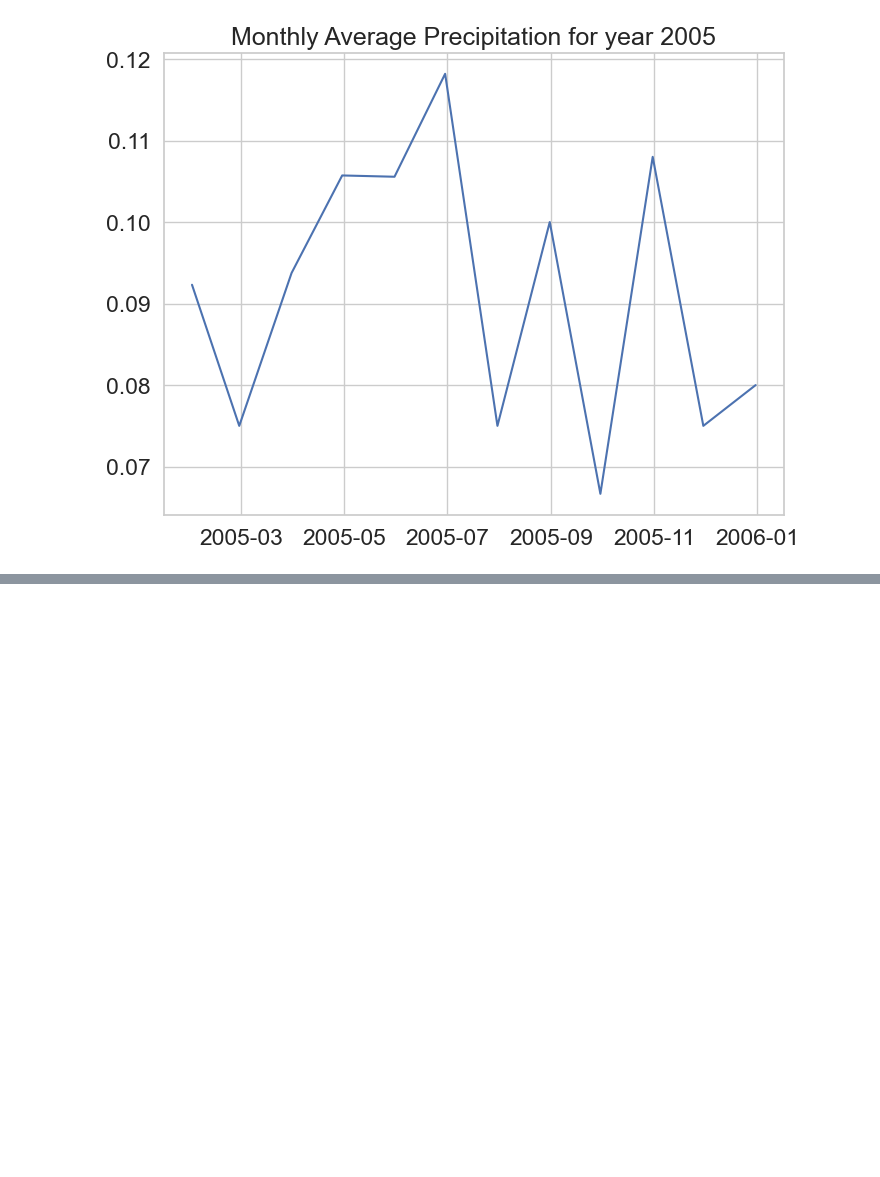
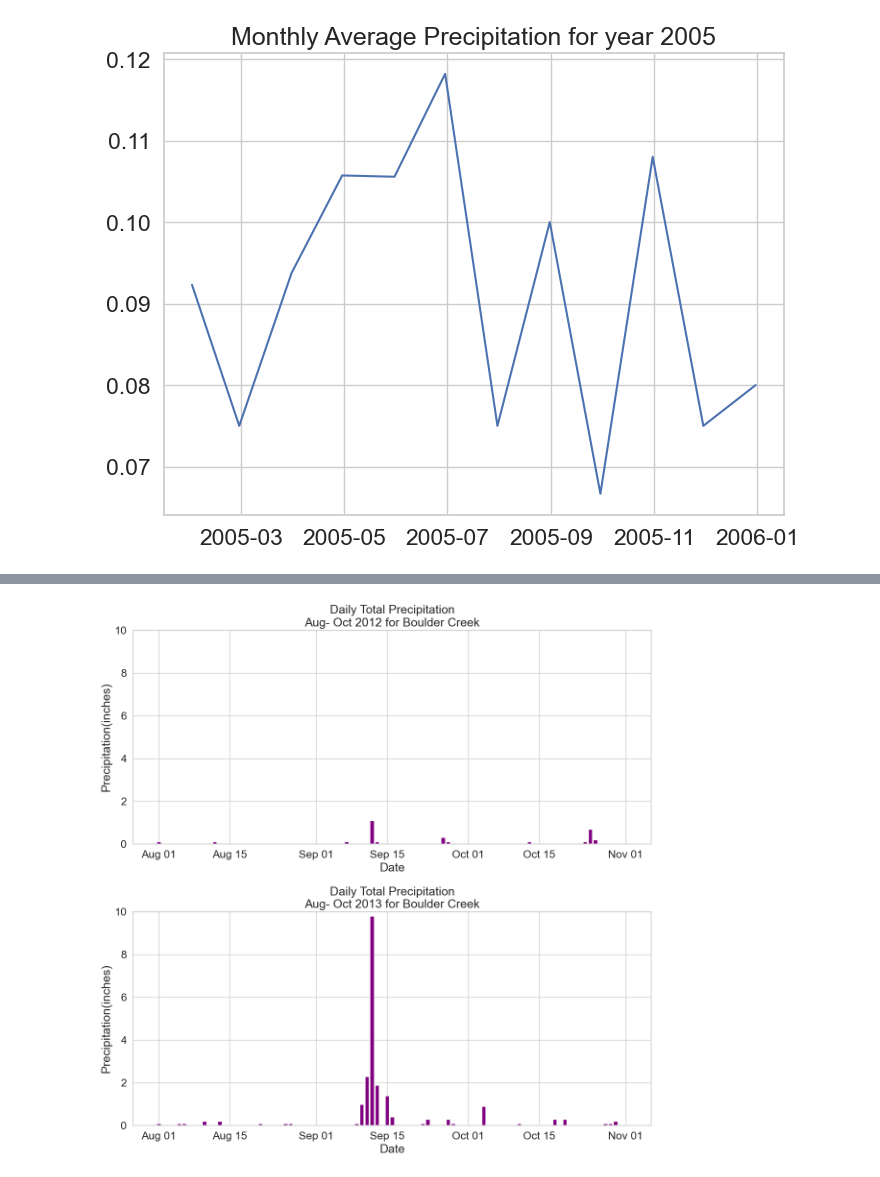
Before and after one commit to KenMuriuki/Earth-Studies, a Jupyter notebook: file.ipynb, the cells around one changed output, grey strips where cells are left out. Saved outputs shown, nothing was run; the diff lists cells and outputs as text; code cells hidden in the pictures; blank space fills up the shorter version.

```diff
--- a/file.ipynb
+++ b/file.ipynb
@@ -73,0 +130,42 @@ plt.show()
+# %%
+# How different was the rainfall in 2012 compared to 2013?
+# To compare, we create plots for September 2013 flood and the year before the flood(2012) for same time month.
+
+# subset the data
+sep_2012 = earth_data['2012-08-01':'2012-11-01']
+sep_2013 = earth_data['2013-08-01':'2013-11-01']
+
+# plotting on the 2 graphs for comparison
+fig, (ax1,ax2) = plt.subplots(2,1,figsize=(12,12))
+
+
+ax1.bar(
+    sep_2012.index.values,
+    sep_2012['DAILY_PRECIP'],
+    color='purple'
+)
+ax1.set(
+    title='Daily Total Precipitation\nAug- Oct 2012 for Boulder Creek',
+    xlabel = 'Date',
+    ylabel ='Precipitation(inches)',
+    ylim= [0,10]
+)
+ax2.bar(
+    sep_2013.index.values,
+    sep_2013['DAILY_PRECIP'],
+    color='purple'
+)
+ax2.set(
+    title='Daily Total Precipitation\nAug- Oct 2013 for Boulder Creek',
+    xlabel = 'Date',
+    ylabel ='Precipitation(inches)',
+    ylim=[0,10]
+)
+ # set the format for the x axes
+ax1.xaxis.set_major_formatter(DateFormatter('%b %d'))
+ax2.xaxis.set_major_formatter(DateFormatter('%b %d'))
+
+plt.tight_layout()
+plt.show()
+# %% [output]
+[figure, added]
```
Also changed, not shown: parts of 10 cells of this notebook, 1 other file.
